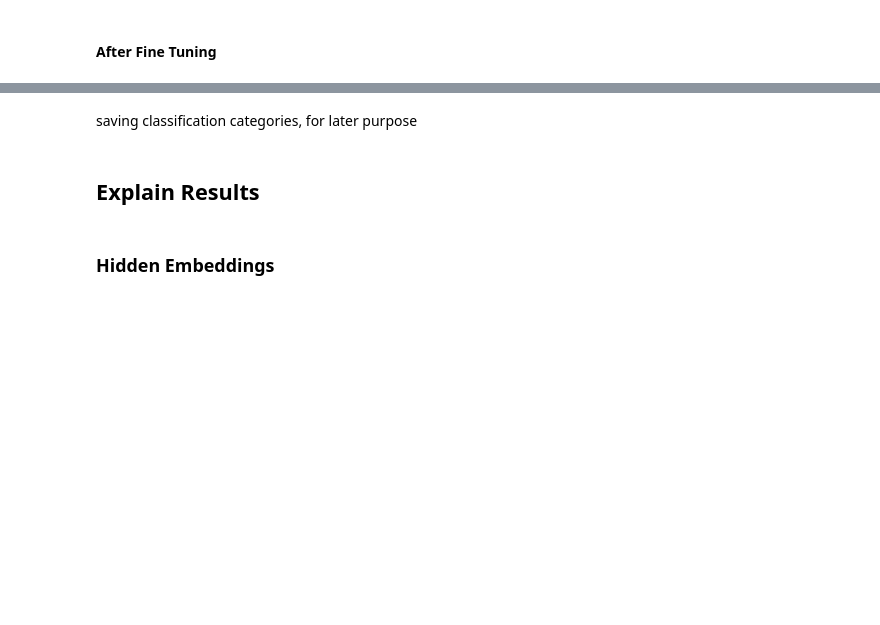
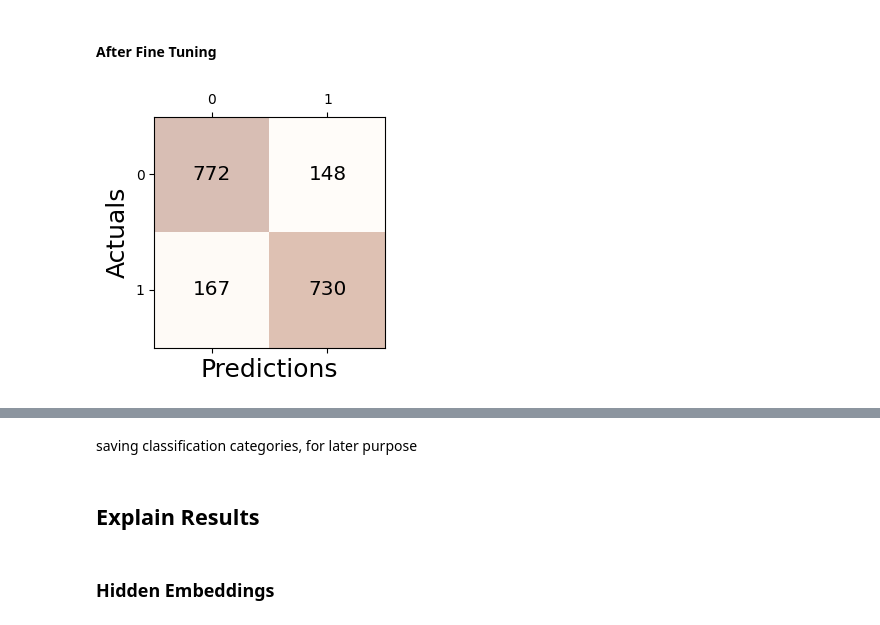
Before and after one commit to ranieri-unimi/depression, a Jupyter notebook: bert.fine.fine.ipynb, the cells around one changed output, grey strips where cells are left out. Drawn from its saved outputs; the diff is of its cells as text; code cells hidden in the pictures; blank space fills up the shorter version.

```diff
--- a/bert.fine.fine.ipynb
+++ b/bert.fine.fine.ipynb
@@ -161,13 +194,22 @@ print('F1 Score: ',  f1_score(y_true, y_raw))
 # %%
 conf_matrix = confusion_matrix(y_true=y_true, y_pred=y_fine)
 
 fig, ax = plt.subplots(figsize=(3, 3))
 ax.matshow(conf_matrix, cmap=plt.cm.Oranges, alpha=0.3)
 for i in range(conf_matrix.shape[0]):
     for j in range(conf_matrix.shape[1]):
-        ax.text(x=j, y=i,s=conf_matrix[i, j], va='center', ha='center', size='xx-large')
+        ax.text(
+            x=j,
+            y=i,
+            s=conf_matrix[i, j],
+            va="center",
+            ha="center",
+            size="x-large",
+        )
 
-plt.xlabel('Predictions', fontsize=18)
-plt.ylabel('Actuals', fontsize=18)
+plt.xlabel("Predictions", fontsize=18)
+plt.ylabel("Actuals", fontsize=18)
 plt.show()
+# %% [output]
+[figure, added]
 # %%
```
Also changed, not shown: parts of 31 cells of this notebook.
